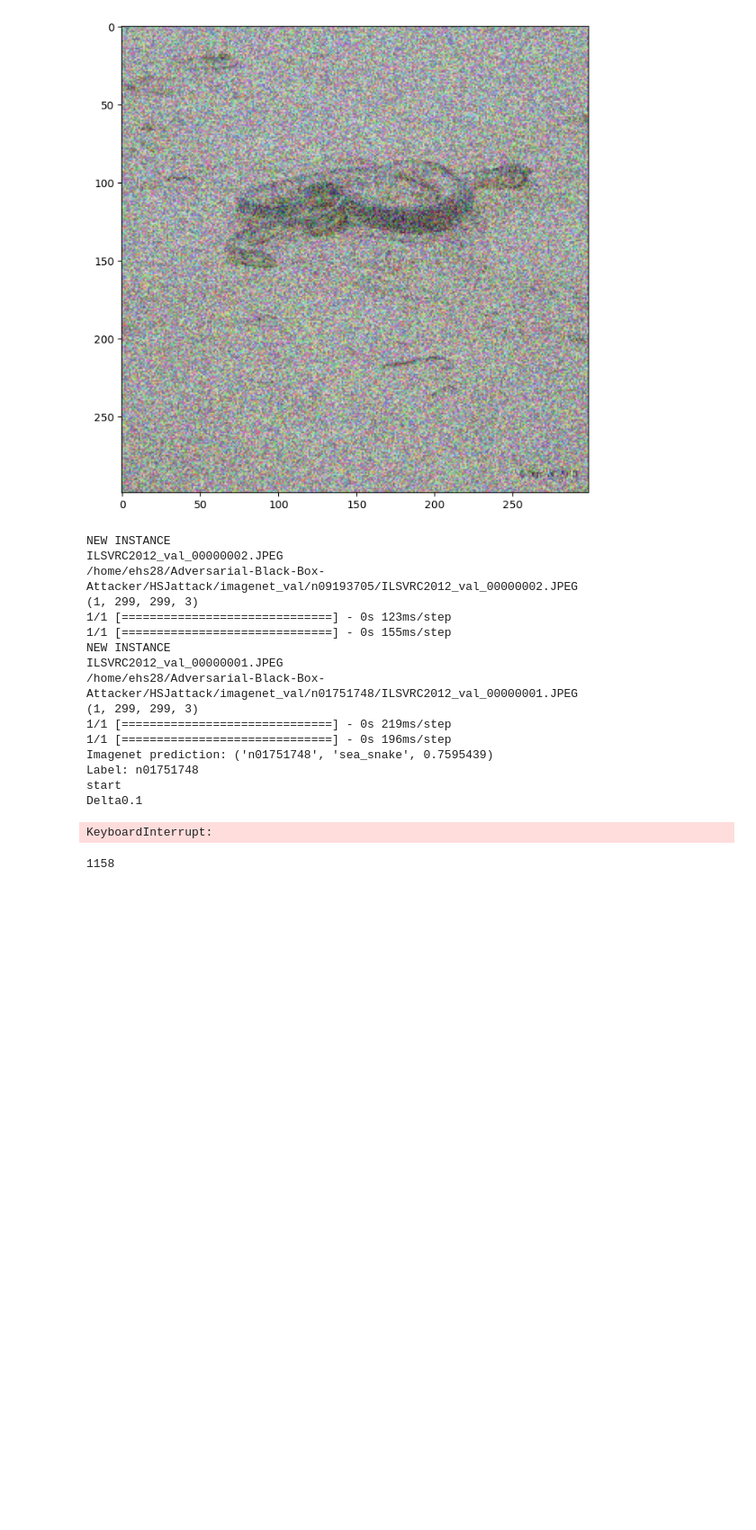
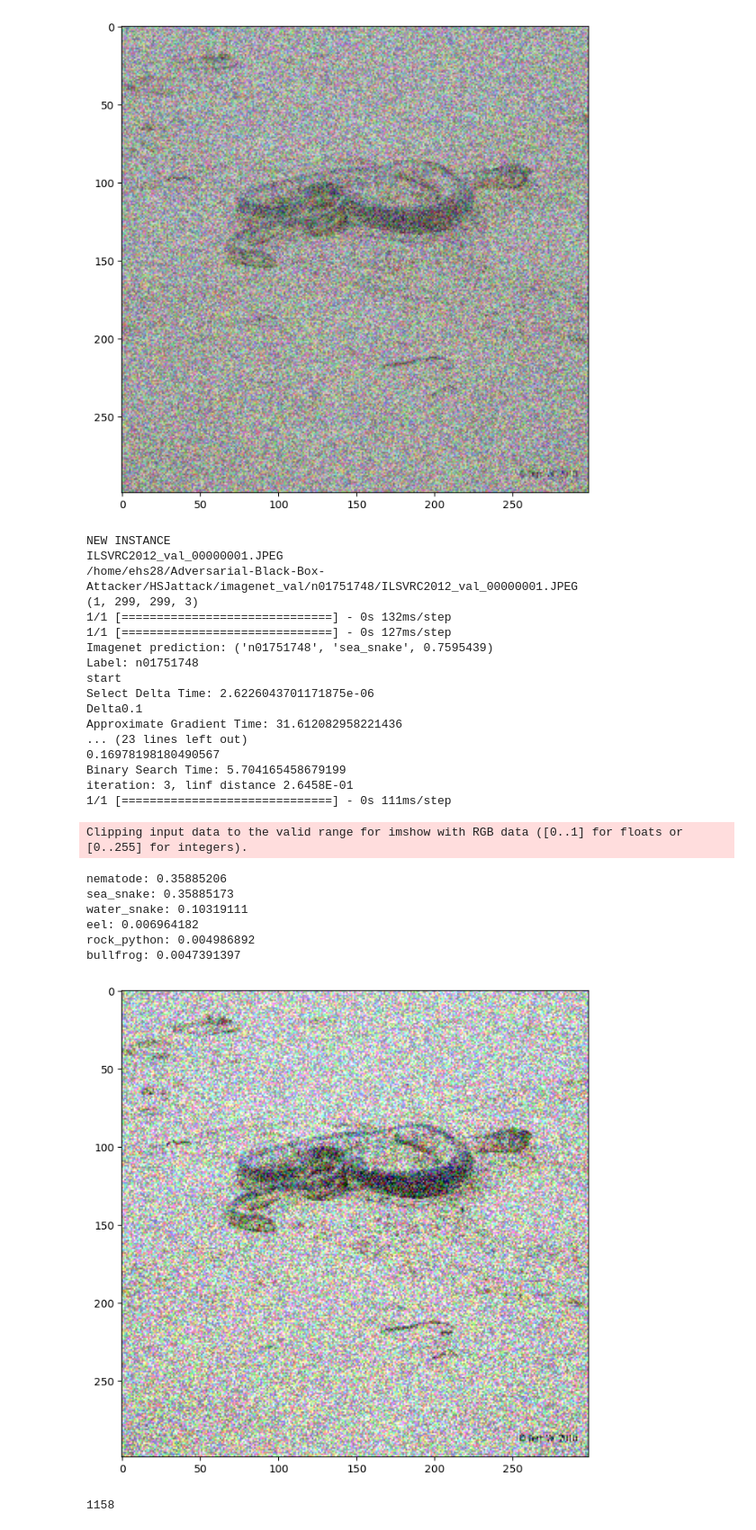
Before and after one commit to ngungu46/Adversarial-Black-Box-Attacker, a Jupyter notebook: HSJattack/Main.ipynb, the cells around one changed output. Shown at 90% size. Saved outputs shown, nothing was run; the diff lists cells and outputs as text; code cells hidden in the pictures; blank space fills up the shorter version.

```diff
--- a/HSJattack/Main.ipynb
+++ b/HSJattack/Main.ipynb
@@ -387,43 +389,51 @@ def hsja(imgobj, #instance of class randomimg
         # Update the sample.
         perturbed =  perturbed + epsilon * update
 
         # Binary search to return to the boundary.
         start_time = time.time()
         perturbed, dist_post = binary_search_hsja(perturbed, imgobj, theta, constraint)
         print('Binary Search Time:', time.time() - start_time)
 
         # compute new distance.
         if constraint == 'l2':
             dist = norm(perturbed, imgobj.img)[0]
         else:
             dist = norm(perturbed, imgobj.img)[1]
 
         if verbose:
             print('iteration: {:d}, {:s} distance {:.4E}'.format(j+1, constraint, dist))
 
     return perturbed
 
 i = randomimg()
-hsja = hsja(i, constraint = 'linf', num_iterations=1)
+hsja = hsja(i, constraint = 'linf', num_iterations=3)
 display_images(hsja)
 # %% [output]
-NEW INSTANCE
-ILSVRC2012_val_00000002.JPEG
-/home/ehs28/Adversarial-Black-Box-Attacker/HSJattack/imagenet_val/n09193705/ILSVRC2012_val_00000002.JPEG
-(1, 299, 299, 3)
-1/1 [==============================] - 0s 123ms/step
-1/1 [==============================] - 0s 155ms/step
 NEW INSTANCE
 ILSVRC2012_val_00000001.JPEG
 /home/ehs28/Adversarial-Black-Box-Attacker/HSJattack/imagenet_val/n01751748/ILSVRC2012_val_00000001.JPEG
 (1, 299, 299, 3)
-1/1 [==============================] - 0s 219ms/step
-1/1 [==============================] - 0s 196ms/step
+1/1 [==============================] - 0s 132ms/step
+1/1 [==============================] - 0s 127ms/step
 Imagenet prediction: ('n01751748', 'sea_snake', 0.7595439)
 Label: n01751748
 start
+Select Delta Time: 2.6226043701171875e-06
 Delta0.1
+Approximate Gradient Time: 31.612082958221436
+... (23 lines left out)
+0.16978198180490567
+Binary Search Time: 5.704165458679199
+iteration: 3, linf distance 2.6458E-01
+1/1 [==============================] - 0s 111ms/step
-KeyboardInterrupt:
+Clipping input data to the valid range for imshow with RGB data ([0..1] for floats or [0..255] for integers).
+nematode: 0.35885206
+sea_snake: 0.35885173
+water_snake: 0.10319111
+eel: 0.006964182
+rock_python: 0.004986892
+bullfrog: 0.0047391397
+[figure, added]
 # %%
 i.count
 # %% [output]
```
Also changed, not shown: parts of 2 cells of this notebook, 10 other files.
